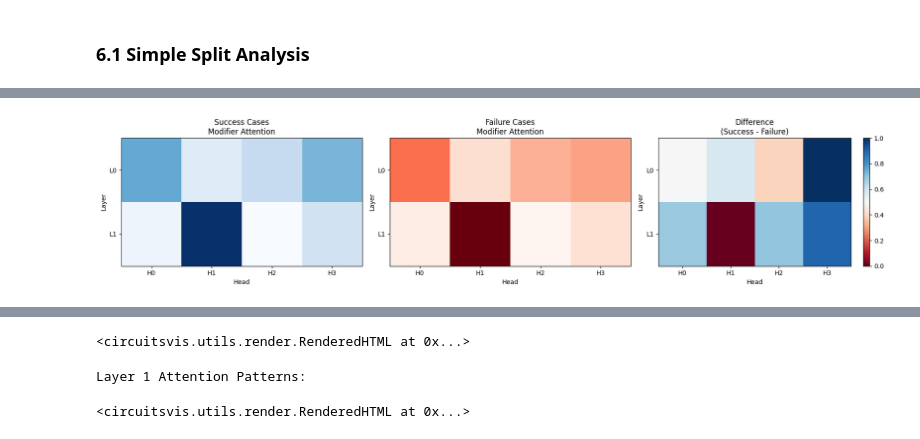
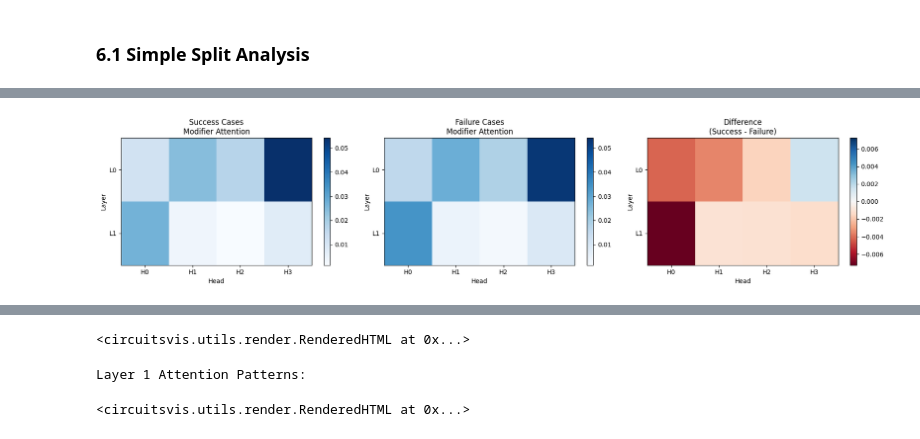
Before and after one commit to suehuynh/gpt2-mech-interp, a Jupyter notebook: notebooks/02_attention_patterns.ipynb, the cells around one changed output, grey strips where cells are left out. Saved outputs shown, nothing was run; the diff lists cells and outputs as text; code cells hidden in the pictures.

Commit message:
docs: attention patterns analysis

```diff
--- a/notebooks/02_attention_patterns.ipynb
+++ b/notebooks/02_attention_patterns.ipynb
@@ -112,7 +184,7 @@ hooked_cfg = HookedTransformerConfig(
 
 tl_model = HookedTransformer(hooked_cfg)
 # Load original custom weights
-custom_state_dict = torch.load("../results/model_final_small.pt")
+custom_state_dict = torch.load("../results/model_seed42.pt")
 
 # Build a state dict for TransformerLens
 tl_state_dict = {}
@@ -617 +914,19 @@ FAILURE CASE — Layer 1:
+# %%
+# ========= EXECUTION =========
+aggregated = aggregate_attn_results(all_seed_attn_results)
+print_aggregate_attn_table(aggregated)
+
+# Save for paper table generation
+import json
+save_dict = {
+    "success_mean": aggregated["success"]["mean"].tolist(),
+    "success_std": aggregated["success"]["std"].tolist(),
+    "failure_mean": aggregated["failure"]["mean"].tolist(),
+    "failure_std": aggregated["failure"]["std"].tolist(),
+    "diff_mean": aggregated["diff"]["mean"].tolist(),
+    "diff_std": aggregated["diff"]["std"].tolist(),
+    "n_seeds": aggregated["n_seeds"],
+}
+with open("../results/attn_patterns/cross_seed_summary_simple.json", "w") as f:
+    json.dump(save_dict, f, indent=2)
 # %% [markdown]
@@ -660,6 +968,6 @@ This is confirmed by Notebook 01 findings:
 # %%
 # 1. Load failure cases
-# length_failures
+# length_failures_seed42
 
 # 2. Get success cases — examples NOT in failure cases
 success_cases = []
@@ -685,24 +993,32 @@ with torch.no_grad():
                     "target": target
                 })
 
-        if len(success_cases) >= 100:
-            break
-
 print(f"Found {len(success_cases)} true success cases")
 success_df = pd.DataFrame(success_cases)
 
 # 3. Compare attention patterns
+print(f"\n{'='*60}\n ATTENTION SUMMARY \n{'='*60}")
 print("Computing modifier attention for success vs failure cases...")
 success_attn, failure_attn = compare_attention_patterns(
-    success_df, length_failures, tl_model, cfg
+    success_df, length_failures_seed42, tl_model, cfg
 )
 
 # 4. Visualize comparison
 print("Plotting modifier attention comparison...")
 plot_modifier_attention_comparison(success_attn, failure_attn)
 
-# 5. Visualize attention patterns for a specific example
-sample_row = length_failures.iloc[0]
+# 5. Summary
+print("Success attention scores:")
+print(success_attn)
+print("Shape:", success_attn.shape)
+
+print("\nFailure attention scores:")
+print(failure_attn)
+print("Shape:", failure_attn.shape)
+
+# 6. Visualize attention patterns for a specific SUCCESS example
+print(f"\n{'='*60}\n ATTENTION FOR SUCCESS CASE \n{'='*60}")
+sample_row = success_df.iloc[0]
 full_sequence = sample_row["command"] + " " + sample_row["target"]
 sample_tokens = dm.tokenizer.encode(full_sequence)
 sample_token_strings = [dm.tokenizer.id2token[t] for t in sample_tokens]
@@ -714,4 +1030,47 @@ display(visualize_attention_patterns(sample_attn, sample_token_strings, layer=0)
 
 print("\nLayer 1 Attention Patterns:")
 display(visualize_attention_patterns(sample_attn, sample_token_strings, layer=1))
+
+# Visualize attention patterns for a specific FAILURE example
+print(f"\n{'='*60}\n ATTENTION FOR FAILURE CASE \n{'='*60}")
+sample_row = length_failures_seed42.iloc[0]
+full_sequence = sample_row["command"] + " " + sample_row["pred"]
+sample_tokens = dm.tokenizer.encode(full_sequence)
+sample_token_strings = [dm.tokenizer.id2token[t] for t in sample_tokens]
+sample_token_ids = torch.tensor(sample_tokens).unsqueeze(0).to(cfg.device)
+sample_attn = get_attention_patterns(tl_model, sample_token_ids, cfg)
+
+print("\nLayer 0 Attention Patterns:")
+display(visualize_attention_patterns(sample_attn, sample_token_strings, layer=0))
+
+print("\nLayer 1 Attention Patterns:")
+display(visualize_attention_patterns(sample_attn, sample_token_strings, layer=1))
+
+print(f"\n{'='*60}\n ATTENTION FOR SUCCESS & FAILURE CASE FOR AROUND MODIFIERS \n{'='*60}")
+# Pick a failure case WITH "around"
+failure_sample = length_failures_seed42[
+    length_failures_seed42["command"].str.contains("around")
+].iloc[10]
+
+# Pick a success case WITH "around"
+success_sample = success_df[
+    success_df["command"].str.contains("around")
+].iloc[10]
+
+# Visualize both for each layer
+for label, sample in [("SUCCESS", success_sample), ("FAILURE", failure_sample)]:
+    if label=="SUCCESS":
+        full_seq = sample["command"] + " " + sample["target"]
+    else:
+        full_seq = sample["command"] + " " + sample["pred"]
+    tokens = dm.tokenizer.encode(full_seq)
+    token_strings = [dm.tokenizer.id2token[t] for t in tokens]
+    token_ids = torch.tensor(tokens).unsqueeze(0).to(cfg.device)
+    attn = get_attention_patterns(tl_model, token_ids, cfg)
+
+    print(f"\n{label} CASE — Layer 0:")
+    display(visualize_attention_patterns(attn, token_strings, layer=0))
+
+    print(f"\n{label} CASE — Layer 1:")
+    display(visualize_attention_patterns(attn, token_strings, layer=1))
 # %% [output]
@@ -719,3 +1082,3 @@ Found 105 true success cases
 Computing modifier attention for success vs failure cases...
 Plotting modifier attention comparison...
-[figure, old version]
+[figure, new version]
```
Also changed, not shown: parts of 45 cells of this notebook.
